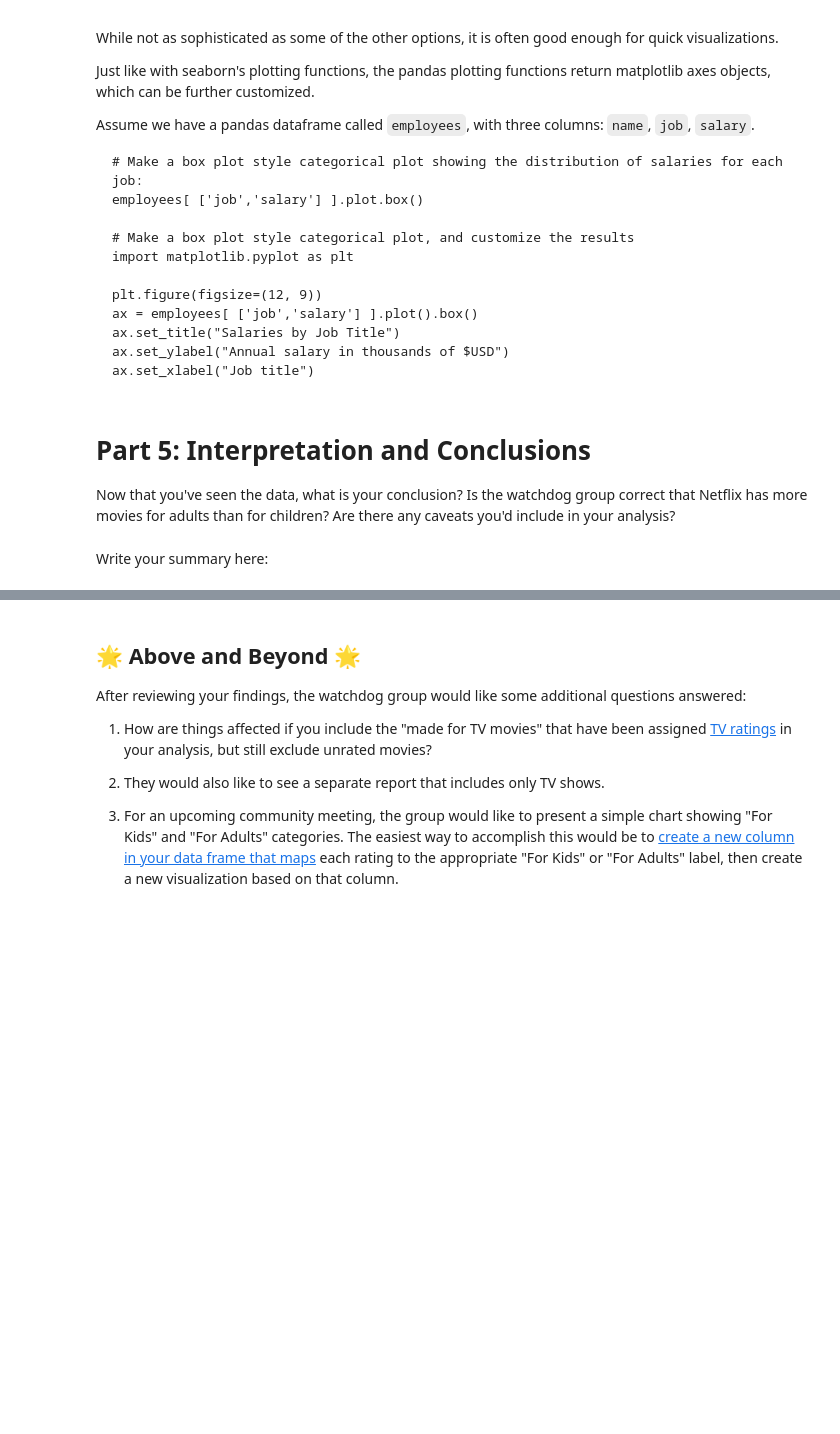
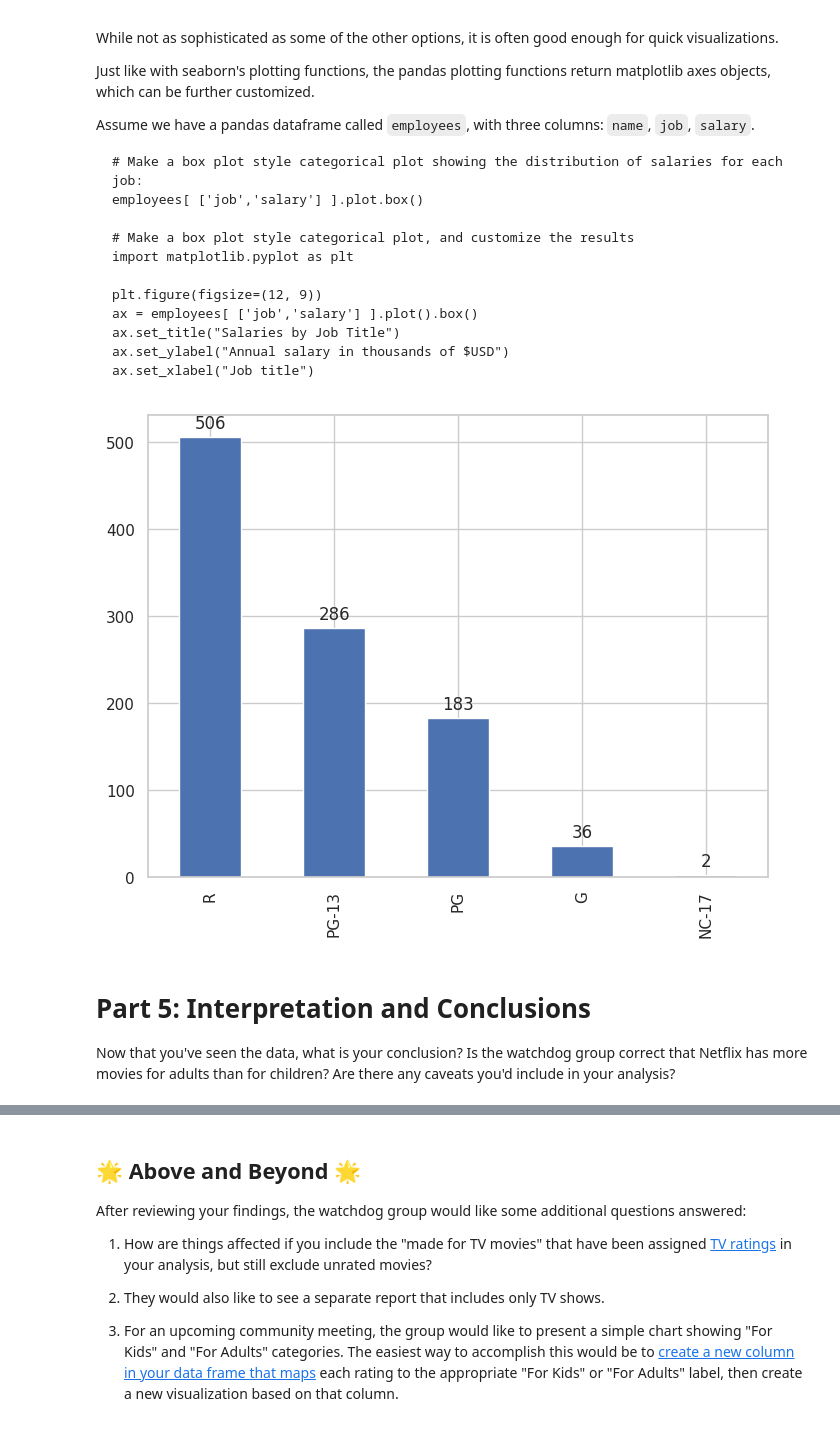
Before and after one commit to josegabrielguerrero26/CSE450-machinelearning, a Jupyter notebook: notebooks/Exploration_01.ipynb, the cells around one changed output, grey strips where cells are left out. Saved outputs shown, nothing was run; the diff lists cells and outputs as text; code cells hidden in the pictures; blank space fills up the shorter version.

```diff
--- a/notebooks/Exploration_01.ipynb
+++ b/notebooks/Exploration_01.ipynb
@@ -244,12 +279,22 @@ Assume we have a pandas dataframe called `employees`, with three columns: `name`
 # %%
 # Use pandas' built in plotting functions to create a count plot comparing the count of each movie rating
 # This will be a little trickier than the other libraries, but one hint is that the pandas value_counts() function
 # actually returns a dataframe.
+
+value_counts = rat['rating'].value_counts()
+
+# Plot the bar chart
+ax = value_counts.plot.bar(figsize=(8, 6))
+
+# Add count labels on top of each bar
+for p, count in zip(ax.patches, value_counts.values):
+    ax.annotate(f'{count}', (p.get_x() + p.get_width() / 2., p.get_height()),
+                ha='center', va='center', xytext=(0, 10), textcoords='offset points')
+# %% [output]
+[figure, added]
 # %% [markdown]
 # Part 5: Interpretation and Conclusions
 
 Now that you've seen the data, what is your conclusion? Is the watchdog group
 correct that Netflix has more movies for adults than for children? Are there any
 caveats you'd include in your analysis?
-# %% [markdown]
-Write your summary here:
```
Also changed, not shown: parts of 9 cells of this notebook.
